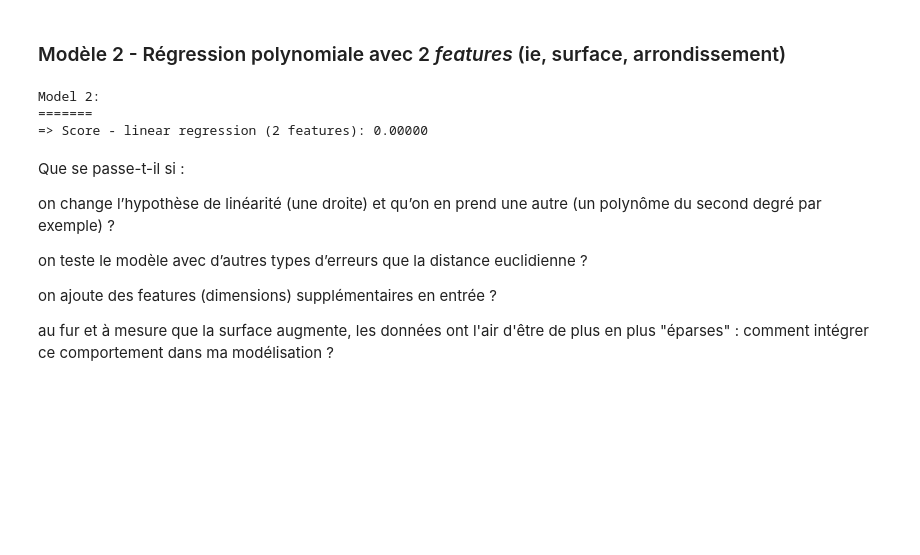
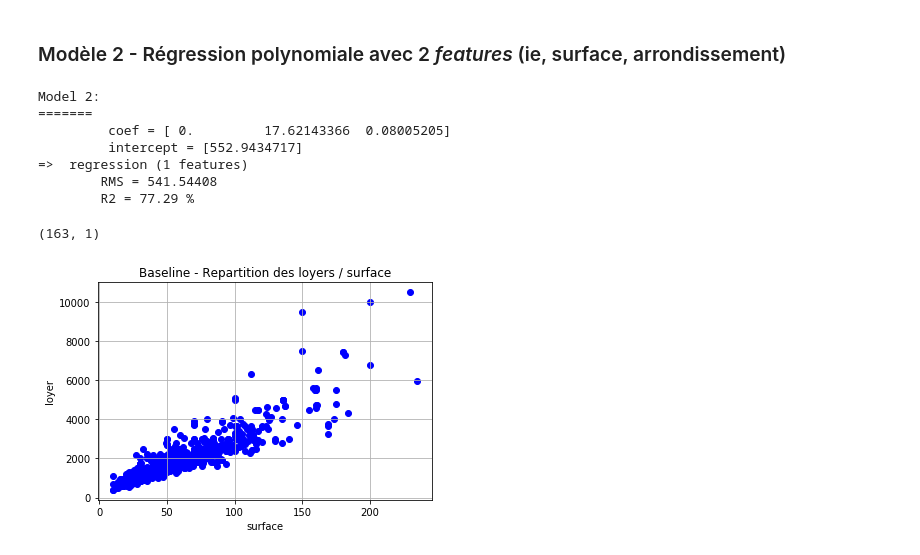
Before and after one commit to ouskah/OCR_MachineLearning, a Jupyter notebook: Exercice1/loyer_v1-Copy1.ipynb, the cells around one changed output. Cells and saved outputs as stored; diff of their text form; code cells hidden in the pictures; blank space fills up the shorter version.

```diff
--- a/Exercice1/house.ipynb
+++ b/Exercice1/loyer_v1-Copy1.ipynb
@@ -298,37 +317,55 @@ plt.show()
 from sklearn.preprocessing import PolynomialFeatures
 
 # select data
-x = house_data.drop(columns=['price', ])
+x = house_data.drop(columns=['price', 'arrondissement'])
 y = house_data.drop(columns=['surface', 'arrondissement'])
 
+#print(x)
 # le parametre random_state permet de controler la repetabilite de l'experience
 X_train, X_test, y_train, y_test = train_test_split(x, y,
                                                     train_size=0.8,
                                                     test_size=0.2,
                                                     random_state=42)
+poly_reg = PolynomialFeatures(degree=2)
+x_poly_train = poly_reg.fit_transform(X_train)
 
-poly_reg = PolynomialFeatures(degree=2)
-
-#x_poly = poly_reg.fit_transform()
+lm = linear_model.LinearRegression()
+model_02 = lm.fit(x_poly_train, y_train)
 
 print("Model 2:\n=======")
-#print("\t coef = {} ".format(model_02.coef_[0]))
-#print("\t intercept = {} ".format(model_02.intercept_))
+print("\t coef = {} ".format(model_02.coef_[0]))
+print("\t intercept = {} ".format(model_02.intercept_))
 
-score_02 = 0.0
-#score_02 = lm.score(X_test, y_test)
-print("=> Score - polynomial regression (2 features): {:.5f}".format(score_02))
+x_poly_test = poly_reg.fit_transform(X_test)
+y_poly_pred = lm.predict(x_poly_test)
+
+rmse_02 = np.sqrt(metrics.mean_squared_error(y_test, y_poly_pred))
+r2_02 = metrics.r2_score(y_test, y_poly_pred)
+
+print("=>  regression (1 features)\n"
+      "\tRMS = {:.5f}\n"
+      "\tR2 = {:.2f} %\n"
+      .format(rmse_02, r2_02 * 100.0))
 # %% [output]
 Model 2:
 =======
-=> Score - linear regression (2 features): 0.00000
+         coef = [ 0.         17.62143366  0.08005205]
+         intercept = [552.9434717]
+=>  regression (1 features)
+        RMS = 541.54408
+        R2 = 77.29 %
-# %% [markdown]
-Que se passe-t-il si :
-
-on change l’hypothèse de linéarité (une droite) et qu’on en prend une autre (un polynôme du second degré par exemple) ?
-
-on teste le modèle avec d’autres types d’erreurs que la distance euclidienne ?
-
-on ajoute des features (dimensions) supplémentaires en entrée ?
-
-au fur et à mesure que la surface augmente, les données ont l'air d'être de plus en plus "éparses" : comment intégrer ce comportement dans ma modélisation ?
+# %%
+fig = plt.figure()
+
+plt.grid(True)
+plt.title("Baseline - Repartition des loyers / surface")
+
+plt.xlabel('surface')
+plt.ylabel('loyer')
+
+plt.scatter(x, y, color='blue')
+
+print(y_poly_pred.shape)
+# %% [output]
+(163, 1)
+[figure, added]
```
Also changed, not shown: parts of 3 cells of this notebook, 7 other files.
